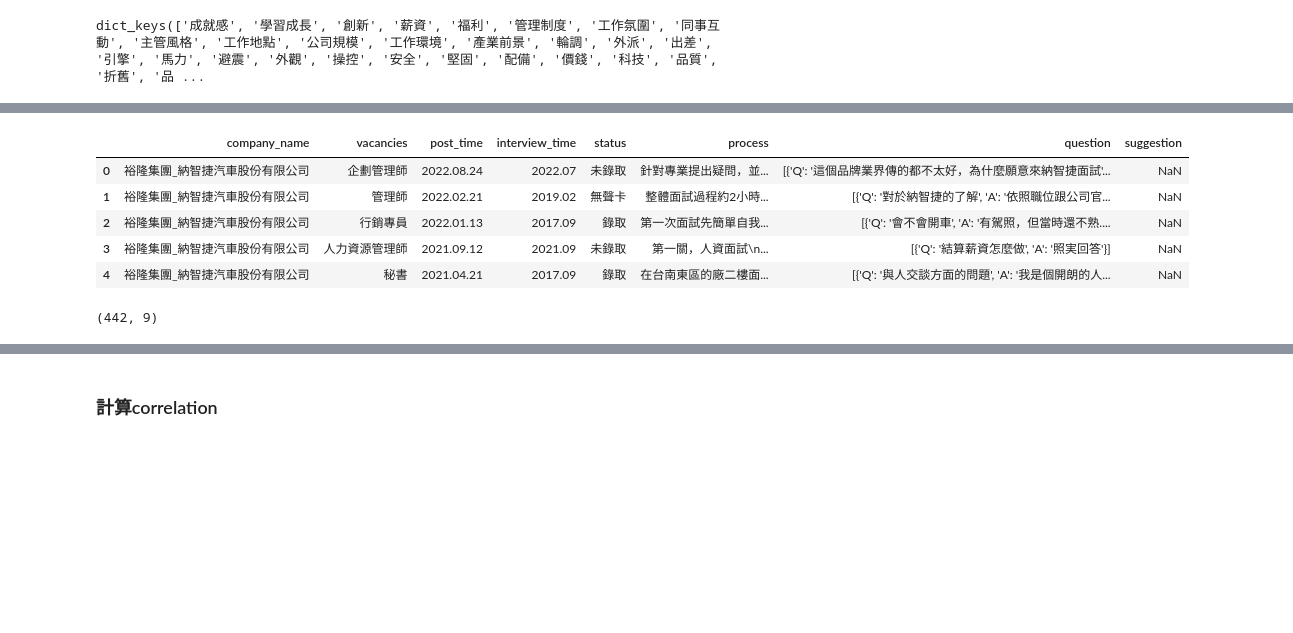
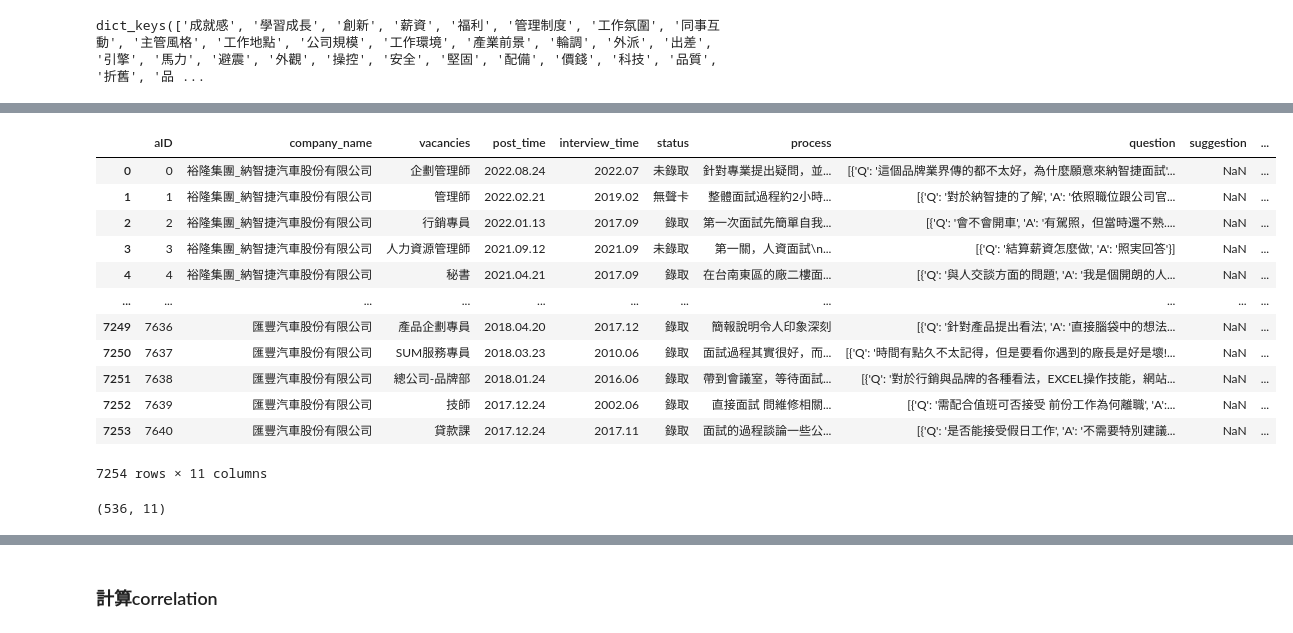
Before and after one commit to zchenchen1999/streamlit_nissan, a Jupyter notebook: data/dtm_interview.ipynb, the cells around one changed output, grey strips where cells are left out. Drawn from its saved outputs; the diff is of its cells as text; code cells hidden in the pictures; blank space fills up the shorter version.

```diff
--- a/data/dtm_interview.ipynb
+++ b/data/dtm_interview.ipynb
@@ -45,16 +63,25 @@ def get_dict_num(pattern_text, text):
     return num
 # %%
 # 取得資料
-df_ = pd.read_csv('./interview.csv')
-df_.drop(['Unnamed: 0','Unnamed: 0.1','rank','difficult'], axis=1,inplace=True)
+df_ = pd.read_csv('./interview_clean.csv')
+df_.drop(['Unnamed: 0','rank','difficult'], axis=1,inplace=True)
+df_.rename(columns={'whole_art':'content'}, inplace=True)
 df_ = df_[~df_['process'].isna()].reset_index(drop='index') # (7219 , 8)
 df_.head()
+df_
 # df_ = df_[~df_['month_salary'].isna()].reset_index(drop='index')
 # df_.drop(['month_salary','year_salary','year-end_salary','bonus','dividends','other','average_day','seniority','total_seniority','mood'], axis = 1, inplace=True)
 # %% [output]
-|  | company_name | vacancies | post_time | interview_time | status | process | question | suggestion |
-| 0 | 裕隆集團_納智捷汽車股份有限公司 | 企劃管理師 | 2022.08.24 | 2022.07 | 未錄取 | 針對專業提出疑問，並... | [{'Q': '這個品牌業界傳的都不太好，為什麼願意來納智捷面試'... | NaN |
-| 1 | 裕隆集團_納智捷汽車股份有限公司 | 管理師 | 2022.02.21 | 2019.02 | 無聲卡 | 整體面試過程約2小時... | [{'Q': '對於納智捷的了解', 'A': '依照職位跟公司官... | NaN |
-| 2 | 裕隆集團_納智捷汽車股份有限公司 | 行銷專員 | 2022.01.13 | 2017.09 | 錄取 | 第一次面試先簡單自我... | [{'Q': '會不會開車', 'A': '有駕照，但當時還不熟.... | NaN |
-| 3 | 裕隆集團_納智捷汽車股份有限公司 | 人力資源管理師 | 2021.09.12 | 2021.09 | 未錄取 | 第一關，人資面試\n... | [{'Q': '結算薪資怎麼做', 'A': '照実回答'}] | NaN |
-| 4 | 裕隆集團_納智捷汽車股份有限公司 | 秘書 | 2021.04.21 | 2017.09 | 錄取 | 在台南東區的廠二樓面... | [{'Q': '與人交談方面的問題', 'A': '我是個開朗的人... | NaN |
+|  | aID | company_name | vacancies | post_time | interview_time | status | process | question | suggestion | ... |
+| 0 | 0 | 裕隆集團_納智捷汽車股份有限公司 | 企劃管理師 | 2022.08.24 | 2022.07 | 未錄取 | 針對專業提出疑問，並... | [{'Q': '這個品牌業界傳的都不太好，為什麼願意來納智捷面試'... | NaN | ... |
+| 1 | 1 | 裕隆集團_納智捷汽車股份有限公司 | 管理師 | 2022.02.21 | 2019.02 | 無聲卡 | 整體面試過程約2小時... | [{'Q': '對於納智捷的了解', 'A': '依照職位跟公司官... | NaN | ... |
+| 2 | 2 | 裕隆集團_納智捷汽車股份有限公司 | 行銷專員 | 2022.01.13 | 2017.09 | 錄取 | 第一次面試先簡單自我... | [{'Q': '會不會開車', 'A': '有駕照，但當時還不熟.... | NaN | ... |
+| 3 | 3 | 裕隆集團_納智捷汽車股份有限公司 | 人力資源管理師 | 2021.09.12 | 2021.09 | 未錄取 | 第一關，人資面試\n... | [{'Q': '結算薪資怎麼做', 'A': '照実回答'}] | NaN | ... |
+| 4 | 4 | 裕隆集團_納智捷汽車股份有限公司 | 秘書 | 2021.04.21 | 2017.09 | 錄取 | 在台南東區的廠二樓面... | [{'Q': '與人交談方面的問題', 'A': '我是個開朗的人... | NaN | ... |
+| ... | ... | ... | ... | ... | ... | ... | ... | ... | ... | ... |
+| 7249 | 7636 | 匯豐汽車股份有限公司 | 產品企劃專員 | 2018.04.20 | 2017.12 | 錄取 | 簡報說明令人印象深刻 | [{'Q': '針對產品提出看法', 'A': '直接腦袋中的想法... | NaN | ... |
+| 7250 | 7637 | 匯豐汽車股份有限公司 | SUM服務專員 | 2018.03.23 | 2010.06 | 錄取 | 面試過程其實很好，而... | [{'Q': '時間有點久不太記得，但是要看你遇到的廠長是好是壞!... | NaN | ... |
+| 7251 | 7638 | 匯豐汽車股份有限公司 | 總公司-品牌部 | 2018.01.24 | 2016.06 | 錄取 | 帶到會議室，等待面試... | [{'Q': '對於行銷與品牌的各種看法，EXCEL操作技能，網站... | NaN | ... |
+| 7252 | 7639 | 匯豐汽車股份有限公司 | 技師 | 2017.12.24 | 2002.06 | 錄取 | 直接面試 問維修相關... | [{'Q': '需配合值班可否接受 前份工作為何離職', 'A':... | NaN | ... |
+| 7253 | 7640 | 匯豐汽車股份有限公司 | 貸款課 | 2017.12.24 | 2017.11 | 錄取 | 面試的過程談論一些公... | [{'Q': '是否能接受假日工作', 'A': '不需要特別建議... | NaN | ... |
+7254 rows × 11 columns
@@ -73,3 +88,7 @@ def get_QA_text(data):
 # %%
 # 只用有解鎖的文章
-df_open = df_[df_['process'].apply(lambda x: isopen(x))].reset_index(drop='index')
+# df_open = df_[df_['process'].apply(lambda x: isopen(x))].reset_index(drop='index')
+df_open = df_[~df_['suggestion'].isna()]
+df_open.shape
+# %% [output]
+(536, 11)
@@ -79,4 +94,0 @@ df_open['Q_content'] = df_open['question'].apply(lambda x: get_QA_text(eval(x)))
-# %%
-df_open.shape
-# %% [output]
-(442, 9)
```
Also changed, not shown: parts of 15 cells of this notebook, 2 other files.
